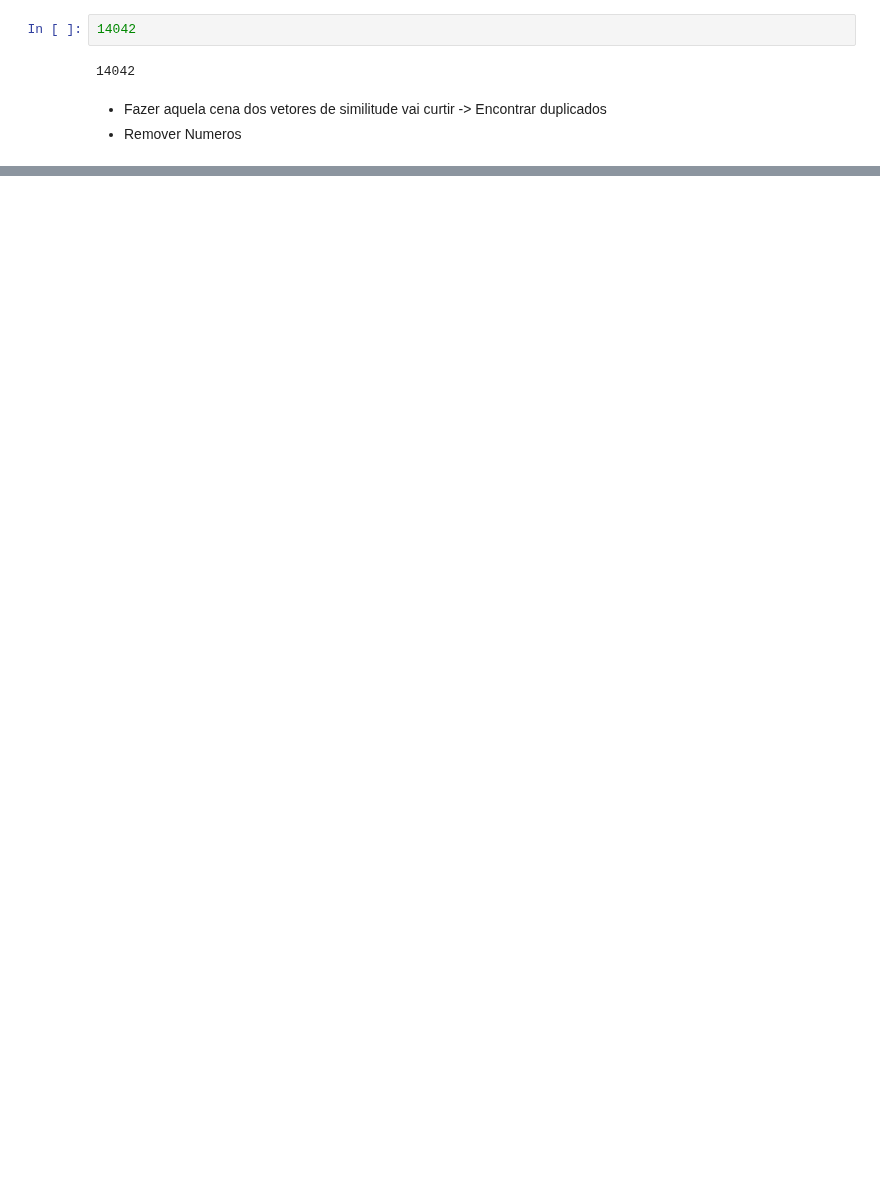
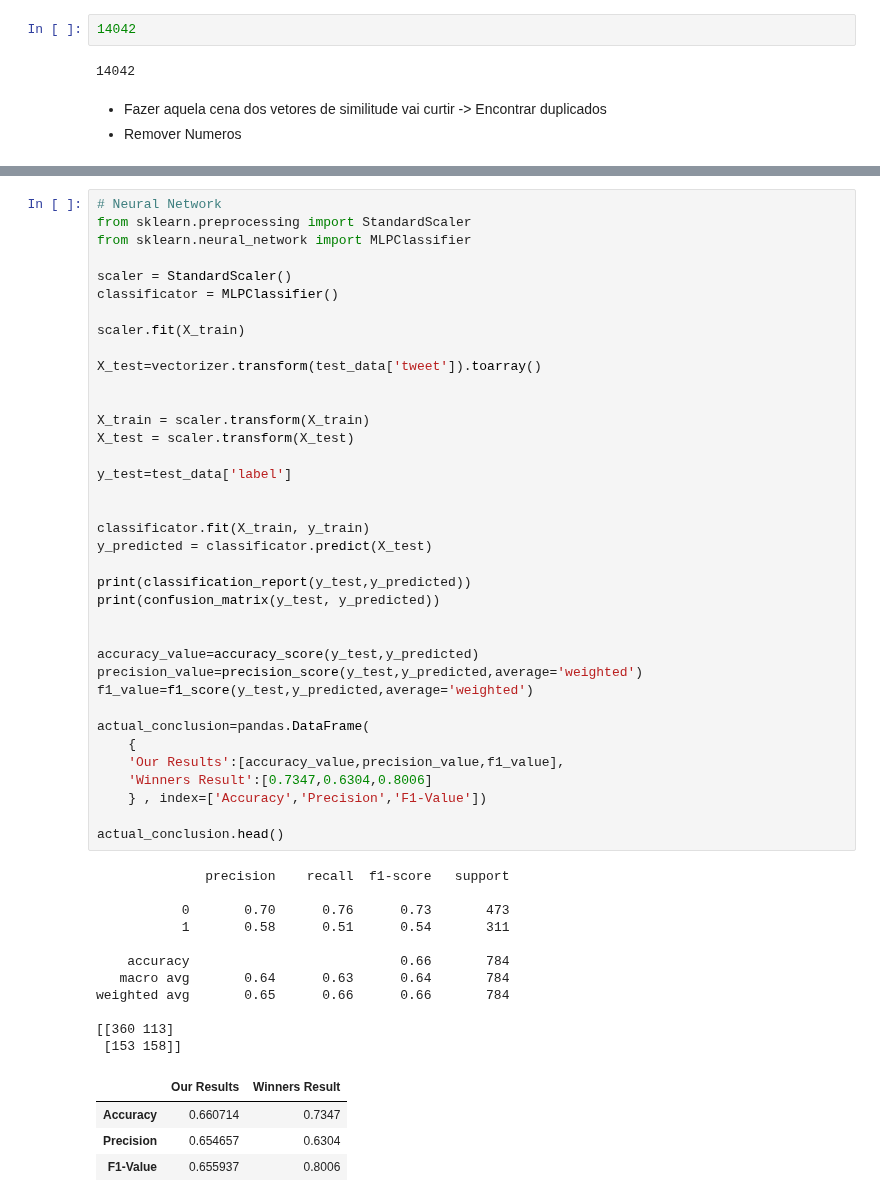
Before and after one commit to arubenruben/IART-Irony-Detection-In-English-Tweets, a Jupyter notebook: src/Irony Detection in English Tweets.ipynb, the cells around one changed output, grey strips where cells are left out. Drawn from its saved outputs; the diff is of its cells as text; blank space fills up the shorter version.

```diff
--- a/src/Irony Detection in English Tweets.ipynb
+++ b/src/Irony Detection in English Tweets.ipynb
@@ -353,0 +400,53 @@ print(len(vectorizer.vocabulary_))
+# %%
+# Neural Network
+from sklearn.preprocessing import StandardScaler
+from sklearn.neural_network import MLPClassifier
+
+scaler = StandardScaler()
+classificator = MLPClassifier()
+
+scaler.fit(X_train)
+
+X_test=vectorizer.transform(test_data['tweet']).toarray()
+
+
+X_train = scaler.transform(X_train)
+X_test = scaler.transform(X_test)
+
+y_test=test_data['label']
+
+
+classificator.fit(X_train, y_train)
+y_predicted = classificator.predict(X_test)
+
+print(classification_report(y_test,y_predicted))
+print(confusion_matrix(y_test, y_predicted))
+
+
+accuracy_value=accuracy_score(y_test,y_predicted)
+precision_value=precision_score(y_test,y_predicted,average='weighted')
+f1_value=f1_score(y_test,y_predicted,average='weighted')
+
+actual_conclusion=pandas.DataFrame(
+    {
+    'Our Results':[accuracy_value,precision_value,f1_value],
+    'Winners Result':[0.7347,0.6304,0.8006]
+    } , index=['Accuracy','Precision','F1-Value'])
+
+actual_conclusion.head()
+# %% [output]
+              precision    recall  f1-score   support
+
+           0       0.70      0.76      0.73       473
+           1       0.58      0.51      0.54       311
+
+    accuracy                           0.66       784
+   macro avg       0.64      0.63      0.64       784
+weighted avg       0.65      0.66      0.66       784
+
+[[360 113]
+ [153 158]]
+|  | Our Results | Winners Result |
+| Accuracy | 0.660714 | 0.7347 |
+| Precision | 0.654657 | 0.6304 |
+| F1-Value | 0.655937 | 0.8006 |
```
Also changed, not shown: parts of 21 cells of this notebook.
